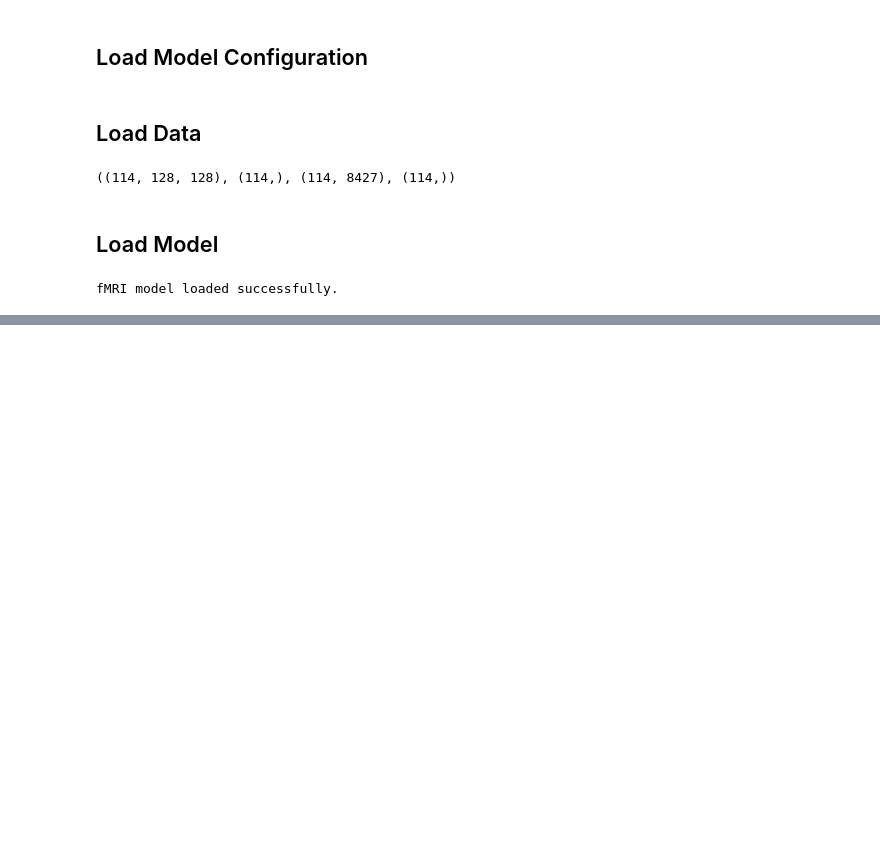
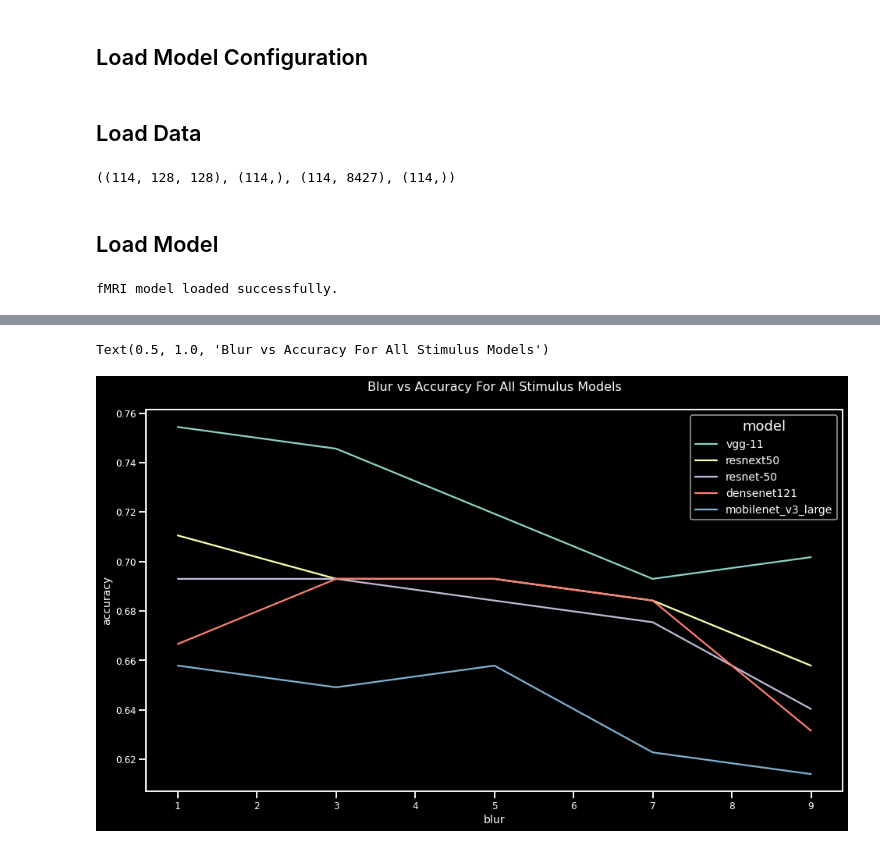
Before and after one commit to theairbend3r/decoding-thoughts, a Jupyter notebook: notebooks/04_similarity_analysis.ipynb, the cells around one changed output, grey strips where cells are left out. Saved outputs shown, nothing was run; the diff lists cells and outputs as text; code cells hidden in the pictures; blank space fills up the shorter version.

```diff
--- a/notebooks/04_similarity_analysis.ipynb
+++ b/notebooks/04_similarity_analysis.ipynb
@@ -160,0 +147,8 @@ y_true_list, y_pred_list = test_model(fmri_model, fmri_loader, device="cpu")
+# %%
+blur_model_acc_df = pd.DataFrame(blur_model_acc_list, columns=["blur", "model", "accuracy"])
+plt.figure(figsize=(16, 9))
+sns.lineplot(x = blur_model_acc_df["blur"], y = blur_model_acc_df["accuracy"], hue=blur_model_acc_df["model"])
+plt.title("Blur vs Accuracy For All Stimulus Models")
+# %% [output]
+Text(0.5, 1.0, 'Blur vs Accuracy For All Stimulus Models')
+[figure, added]
```
Also changed, not shown: parts of 10 cells of this notebook, 4 other files.
